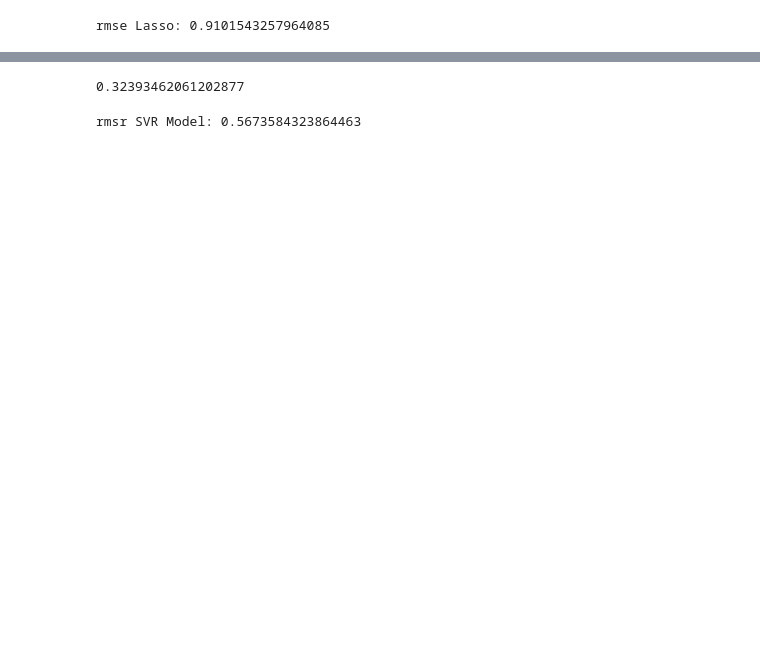
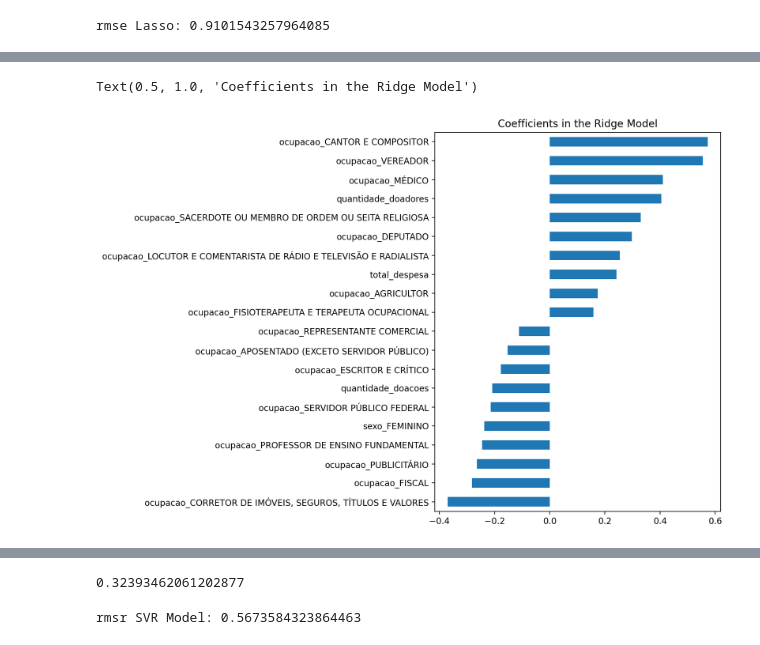
Before and after one commit to alananeo/votos, a Jupyter notebook: tarefa.ipynb, the cells around one changed output, grey strips where cells are left out. Cells and saved outputs as stored; diff of their text form; code cells hidden in the pictures; blank space fills up the shorter version.

```diff
--- a/tarefa.ipynb
+++ b/tarefa.ipynb
@@ -78,3 +107,5 @@ model_lasso = LassoCV(alphas = [1, 0.1, 0.001, 0.0005], max_iter=60000000).fit(X
 print("rmse Lasso: {}".format(rmse_cv(model_lasso).mean()))
 # %% [output]
 rmse Lasso: 0.9101543257964085
+# %%
+coef_lasso = pd.Series(model_lasso.coef_, index = X_train.columns)
@@ -80,0 +116,9 @@ rmse Lasso: 0.9101543257964085
+# %%
+imp_coef_lasso = pd.concat([coef_lasso.sort_values().head(10), coef_lasso.sort_values().tail(10)])
+# %%
+matplotlib.rcParams['figure.figsize'] = (6.0, 8.0)
+imp_coef_lasso.plot(kind = "barh")
+plt.title("Coefficients in the Ridge Model")
+# %% [output]
+Text(0.5, 1.0, 'Coefficients in the Ridge Model')
+[figure, added]
```
Also changed, not shown: parts of 62 cells of this notebook, 1 other file.
